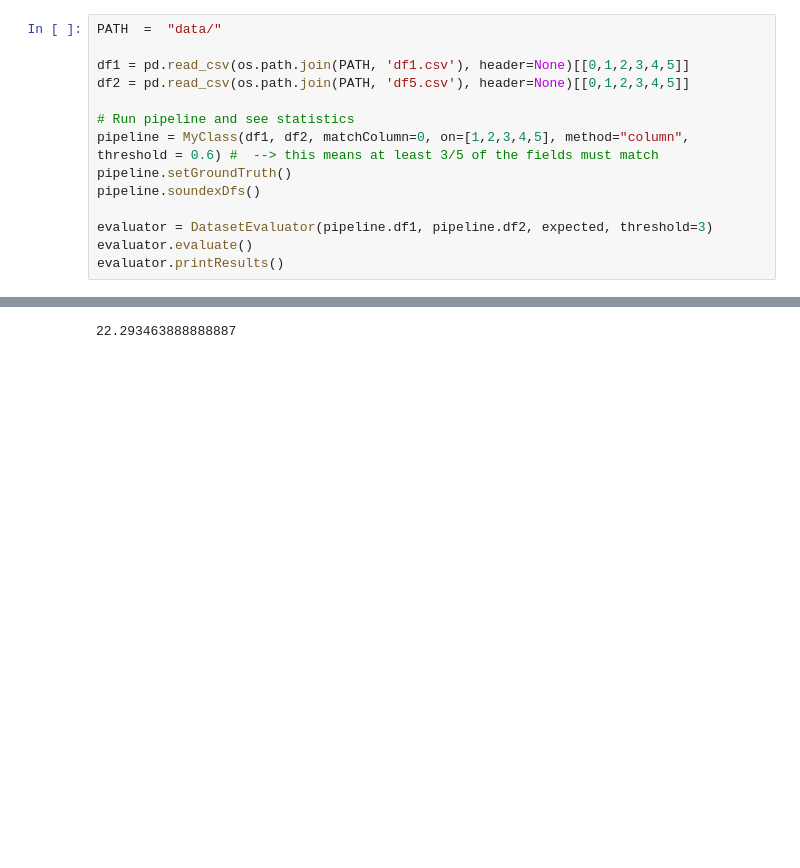
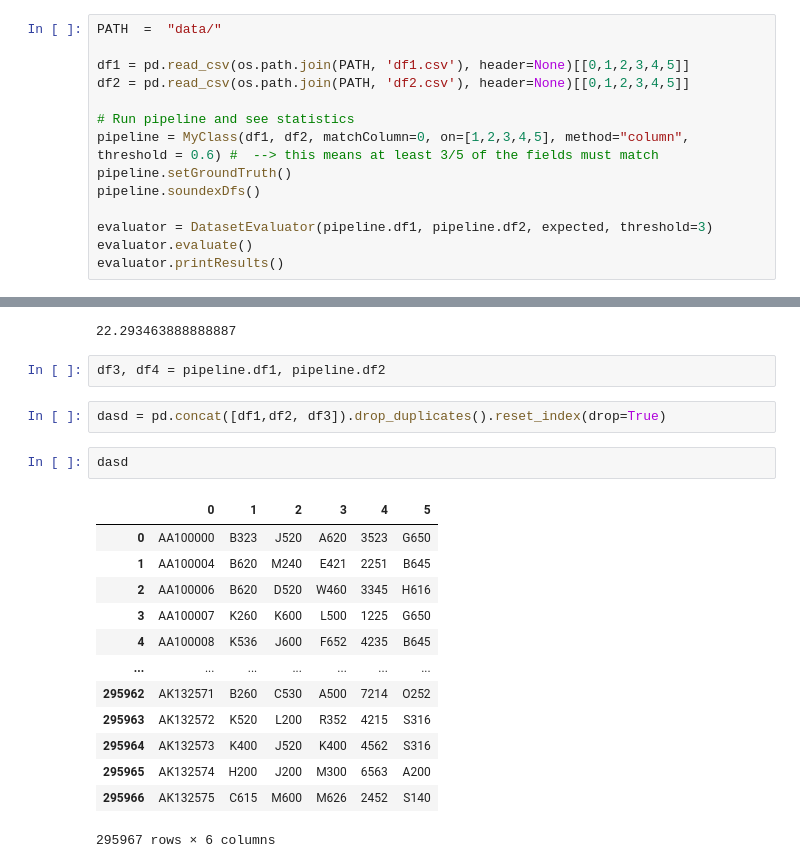
Before and after one commit to kostasrazgkelis/master-thesis, a Jupyter notebook: thesis_test-Copy1.ipynb, the cells around one changed output, grey strips where cells are left out. Cells and saved outputs as stored; diff of their text form; blank space fills up the shorter version.

```diff
--- a/thesis_test-Copy1.ipynb
+++ b/thesis_test-Copy1.ipynb
@@ -460,7 +262,7 @@ matched
 PATH  =  "data/"
 
 df1 = pd.read_csv(os.path.join(PATH, 'df1.csv'), header=None)[[0,1,2,3,4,5]]
-df2 = pd.read_csv(os.path.join(PATH, 'df5.csv'), header=None)[[0,1,2,3,4,5]]
+df2 = pd.read_csv(os.path.join(PATH, 'df2.csv'), header=None)[[0,1,2,3,4,5]]
 
 # Run pipeline and see statistics
 pipeline = MyClass(df1, df2, matchColumn=0, on=[1,2,3,4,5], method="column", threshold = 0.6) #  --> this means at least 3/5 of the fields must match
@@ -477,3 +281,23 @@ NameError: name 'expected' is not defined
 80256.47/60/60
 # %% [output]
 22.293463888888887
+# %%
+df3, df4 = pipeline.df1, pipeline.df2
+# %%
+dasd = pd.concat([df1,df2, df3]).drop_duplicates().reset_index(drop=True)
+# %%
+dasd
+# %% [output]
+|  | 0 | 1 | 2 | 3 | 4 | 5 |
+| 0 | AA100000 | B323 | J520 | A620 | 3523 | G650 |
+| 1 | AA100004 | B620 | M240 | E421 | 2251 | B645 |
+| 2 | AA100006 | B620 | D520 | W460 | 3345 | H616 |
+| 3 | AA100007 | K260 | K600 | L500 | 1225 | G650 |
+| 4 | AA100008 | K536 | J600 | F652 | 4235 | B645 |
+| ... | ... | ... | ... | ... | ... | ... |
+| 295962 | AK132571 | B260 | C530 | A500 | 7214 | O252 |
+| 295963 | AK132572 | K520 | L200 | R352 | 4215 | S316 |
+| 295964 | AK132573 | K400 | J520 | K400 | 4562 | S316 |
+| 295965 | AK132574 | H200 | J200 | M300 | 6563 | A200 |
+| 295966 | AK132575 | C615 | M600 | M626 | 2452 | S140 |
+295967 rows × 6 columns
```
Also changed, not shown: parts of 21 cells of this notebook, 2 other files.
